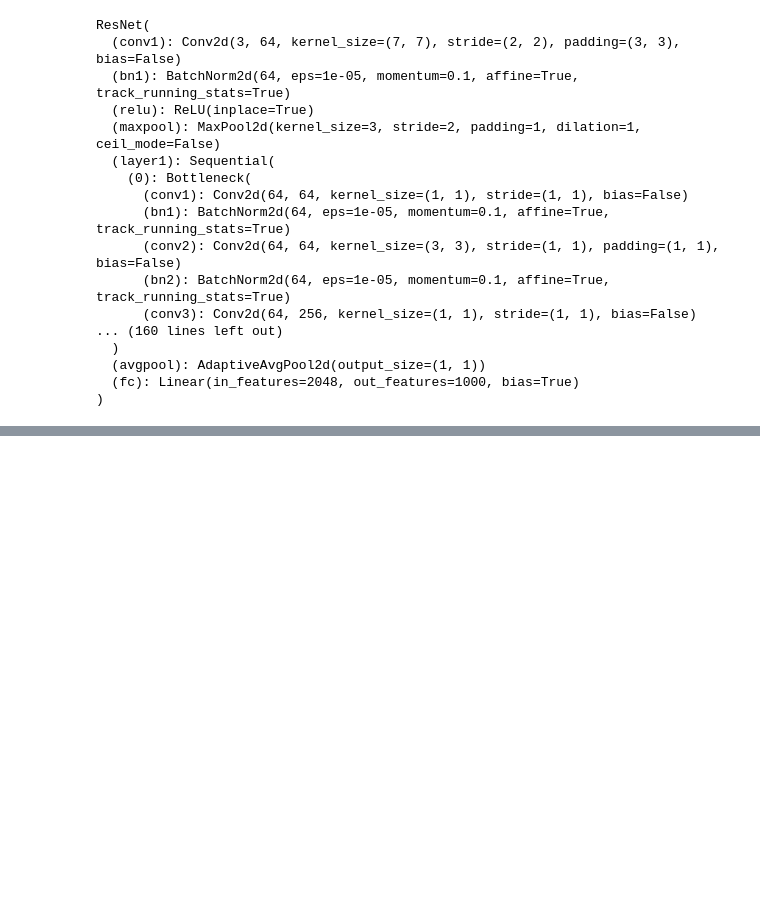
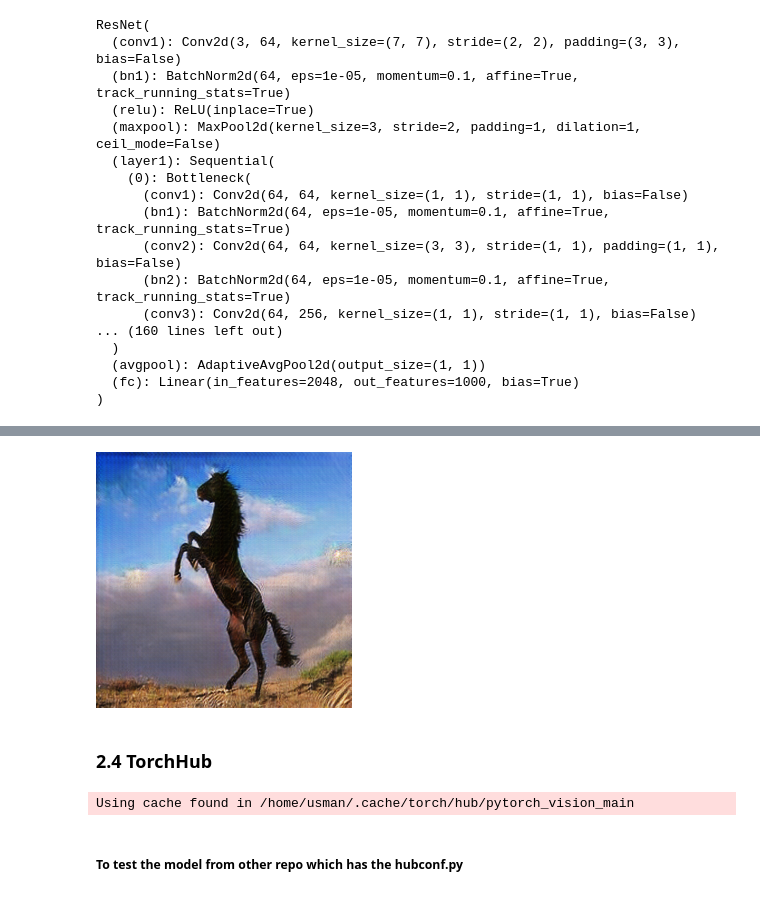
Before and after one commit to saikhu/Deep-Learning-with-PyTorch, a Jupyter notebook: chapter_2/chapter_2.ipynb, the cells around one changed output, grey strips where cells are left out. Saved outputs shown, nothing was run; the diff lists cells and outputs as text; code cells hidden in the pictures; blank space fills up the shorter version.

```diff
--- a/chapter_2/chapter_2.ipynb
+++ b/chapter_2/chapter_2.ipynb
@@ -70,0 +247,6 @@ RuntimeError: The size of tensor a (4) must match the size of tensor b (3) at no
+# %%
+netG = ResNetGenerator()
+# %%
+model_path = '../data/chapter_2/horse2zebra_0.4.0.pth'
+model_data = torch.load(model_path)
+netG.load_state_dict(model_data)
@@ -70,0 +275,15 @@ RuntimeError: The size of tensor a (4) must match the size of tensor b (3) at no
+# %%
+preprocess = transforms.Compose([transforms.Resize(256), transforms.ToTensor()])
+img_t = preprocess(img)
+batch_t = torch.unsqueeze(img_t, 0)
+# %%
+
+batch_out = netG(batch_t)
+# %%
+out_t = (batch_out.data.squeeze() + 1.0) / 2.0
+out_img = transforms.ToPILImage()(out_t)
+out_img
+# %% [output]
+[figure, added]
+# %% [markdown]
+### 2.4 TorchHub
@@ -70,0 +292,6 @@ RuntimeError: The size of tensor a (4) must match the size of tensor b (3) at no
+# %%
+resnet18_model = hub.load('pytorch/vision:main', 'resnet18')
+# %% [output]
+Using cache found in /home/usman/.cache/torch/hub/pytorch_vision_main
+# %% [markdown]
+##### To test the model from other repo which has the hubconf.py
```
Also changed, not shown: parts of 20 cells of this notebook, 5 other files.
